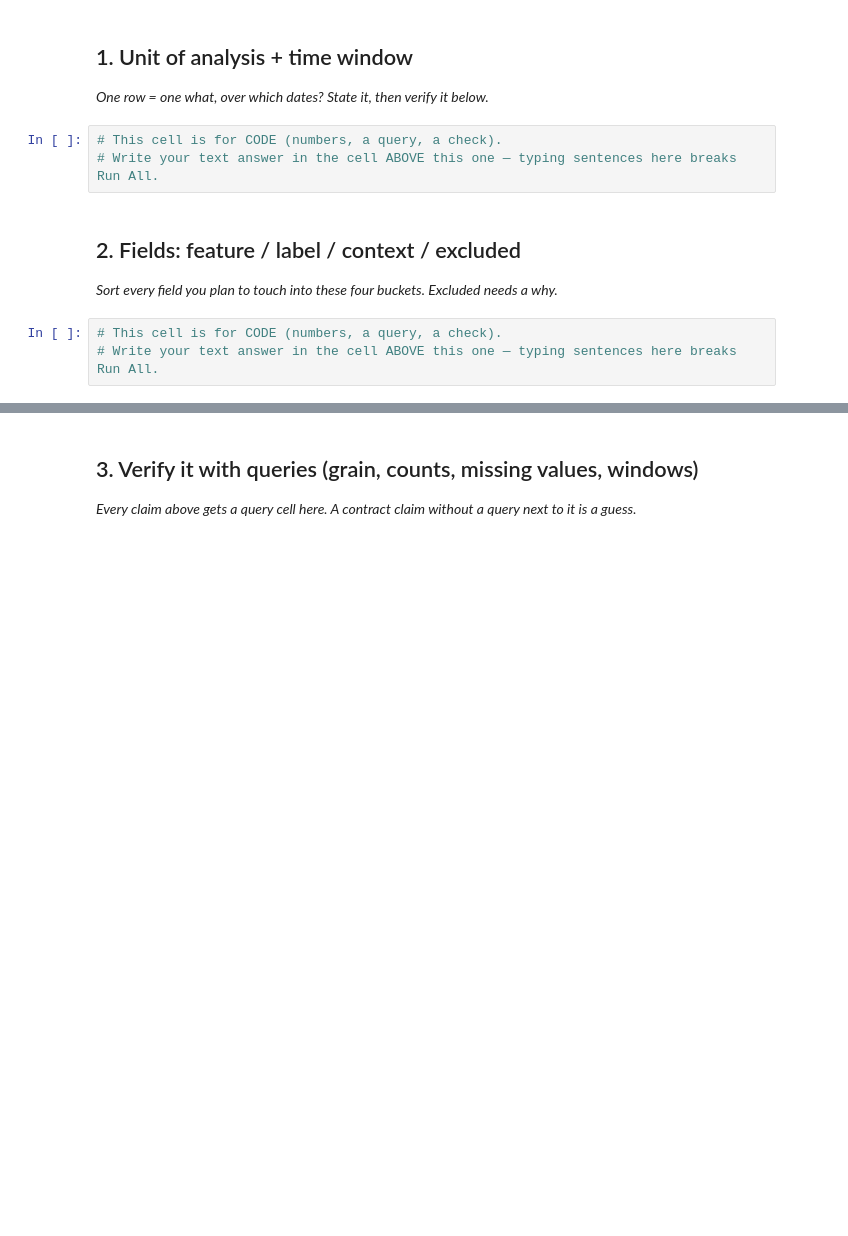
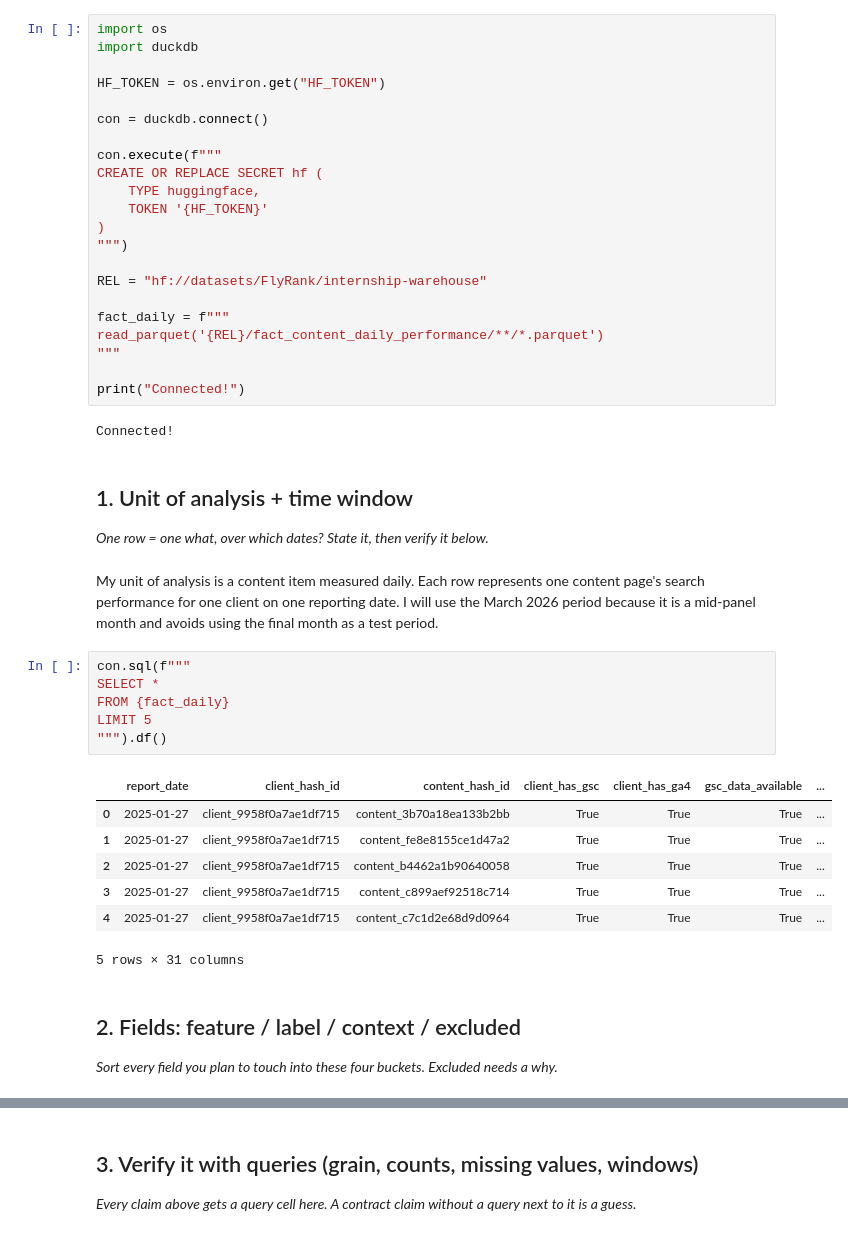
Before and after one commit to anjds22/flyrank-ml-internship, a Jupyter notebook: work/notebooks/w03_data_contract.ipynb, the cells around one changed output, grey strips where cells are left out. Saved outputs shown, nothing was run; the diff lists cells and outputs as text; blank space fills up the shorter version.

```diff
--- a/work/notebooks/w03_data_contract.ipynb
+++ b/work/notebooks/w03_data_contract.ipynb
@@ -9,14 +54,48 @@ This skeleton is yours to fill. Work the sections **in order** — each one has
+# %%
+import os
+import duckdb
+
+HF_TOKEN = os.environ.get("HF_TOKEN")
+
+con = duckdb.connect()
+
+con.execute(f"""
+CREATE OR REPLACE SECRET hf (
+    TYPE huggingface,
+    TOKEN '{HF_TOKEN}'
+)
+""")
+
+REL = "hf://datasets/FlyRank/internship-warehouse"
+
+fact_daily = f"""
+read_parquet('{REL}/fact_content_daily_performance/**/*.parquet')
+"""
+
+print("Connected!")
+# %% [output]
+Connected!
 # %% [markdown]
 ## 1. Unit of analysis + time window
 
 *One row = one what, over which dates? State it, then verify it below.*
-# %%
-# This cell is for CODE (numbers, a query, a check).
-# Write your text answer in the cell ABOVE this one — typing sentences here breaks Run All.
+# %% [markdown]
+My unit of analysis is a content item measured daily. Each row represents one content page's search performance for one client on one reporting date. I will use the March 2026 period because it is a mid-panel month and avoids using the final month as a test period.
+# %%
+con.sql(f"""
+SELECT *
+FROM {fact_daily}
+LIMIT 5
+""").df()
+# %% [output]
+|  | report_date | client_hash_id | content_hash_id | client_has_gsc | client_has_ga4 | gsc_data_available | ... |
+| 0 | 2025-01-27 | client_9958f0a7ae1df715 | content_3b70a18ea133b2bb | True | True | True | ... |
+| 1 | 2025-01-27 | client_9958f0a7ae1df715 | content_fe8e8155ce1d47a2 | True | True | True | ... |
+| 2 | 2025-01-27 | client_9958f0a7ae1df715 | content_b4462a1b90640058 | True | True | True | ... |
+| 3 | 2025-01-27 | client_9958f0a7ae1df715 | content_c899aef92518c714 | True | True | True | ... |
+| 4 | 2025-01-27 | client_9958f0a7ae1df715 | content_c7c1d2e68d9d0964 | True | True | True | ... |
+5 rows × 31 columns
 # %% [markdown]
 ## 2. Fields: feature / label / context / excluded
 
 *Sort every field you plan to touch into these four buckets. Excluded needs a why.*
-# %%
-# This cell is for CODE (numbers, a query, a check).
-# Write your text answer in the cell ABOVE this one — typing sentences here breaks Run All.
```
Also changed, not shown: parts of 10 cells of this notebook.
